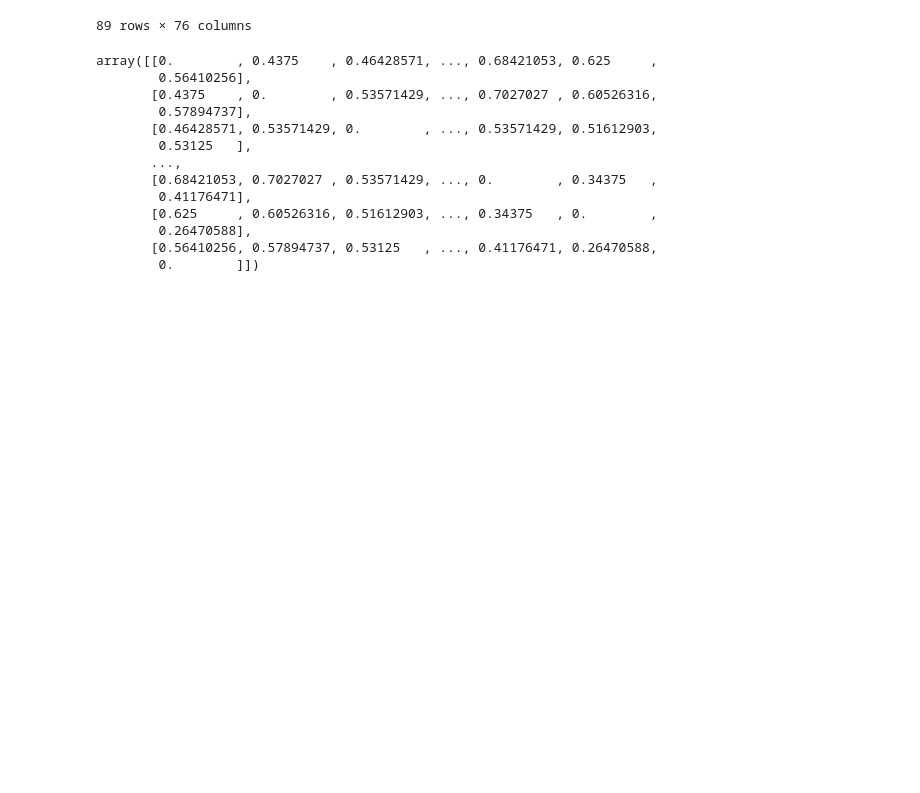
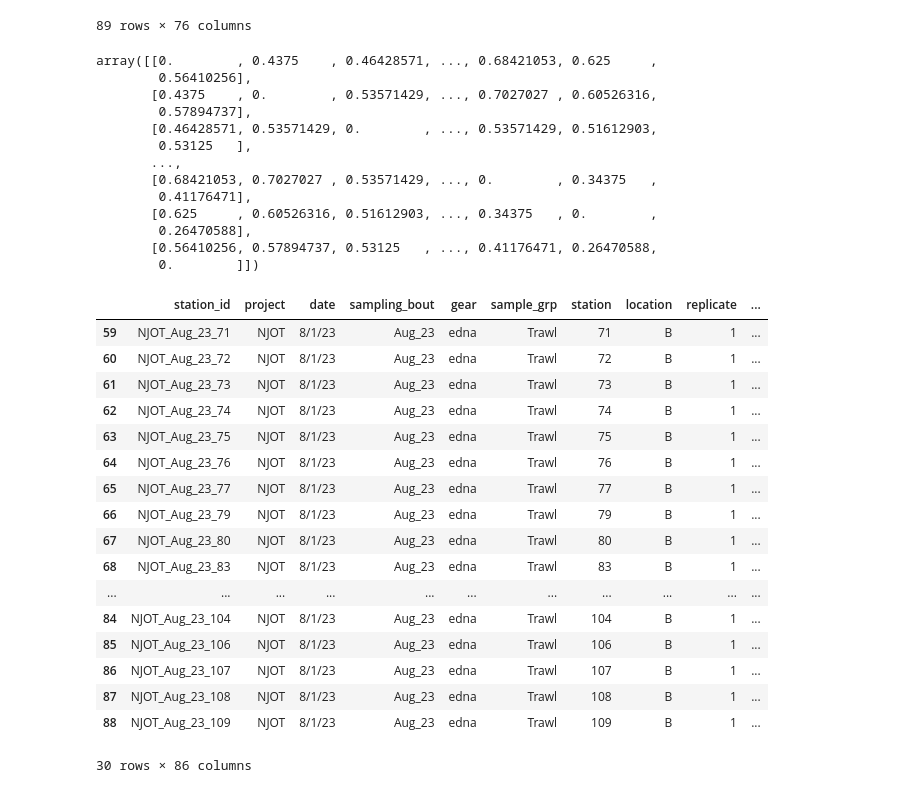
Before and after one commit to henrysun9074/fishics, a Jupyter notebook: dim-reduction/pca-tsne.ipynb, the cells around one changed output. Cells and saved outputs as stored; diff of their text form; code cells hidden in the pictures; blank space fills up the shorter version.

Commit message:
start within season testing

```diff
--- a/dim-reduction/pca-tsne.ipynb
+++ b/dim-reduction/pca-tsne.ipynb
@@ -162,3 +162,31 @@ Data_presence.to_csv("presence_absence_data.csv", index=False)
 
 # Export Jaccard distance matrix
 pd.DataFrame(jaccard_dist_matrix).to_csv("jaccard_dist_matrix.csv", index=False)
+# %%
+## Seasonal analysis
+winter_data = data.loc[data['sampling_bout']=='Feb_24']
+spring_data = data.loc[data['sampling_bout']=='Jun_23']
+summer_data = data.loc[data['sampling_bout']=='Aug_23']
+
+## PCA
+
+## tSNE
+# %% [output]
+|  | station_id | project | date | sampling_bout | gear | sample_grp | station | location | replicate | ... |
+| 59 | NJOT_Aug_23_71 | NJOT | 8/1/23 | Aug_23 | edna | Trawl | 71 | B | 1 | ... |
+| 60 | NJOT_Aug_23_72 | NJOT | 8/1/23 | Aug_23 | edna | Trawl | 72 | B | 1 | ... |
+| 61 | NJOT_Aug_23_73 | NJOT | 8/1/23 | Aug_23 | edna | Trawl | 73 | B | 1 | ... |
+| 62 | NJOT_Aug_23_74 | NJOT | 8/1/23 | Aug_23 | edna | Trawl | 74 | B | 1 | ... |
+| 63 | NJOT_Aug_23_75 | NJOT | 8/1/23 | Aug_23 | edna | Trawl | 75 | B | 1 | ... |
+| 64 | NJOT_Aug_23_76 | NJOT | 8/1/23 | Aug_23 | edna | Trawl | 76 | B | 1 | ... |
+| 65 | NJOT_Aug_23_77 | NJOT | 8/1/23 | Aug_23 | edna | Trawl | 77 | B | 1 | ... |
+| 66 | NJOT_Aug_23_79 | NJOT | 8/1/23 | Aug_23 | edna | Trawl | 79 | B | 1 | ... |
+| 67 | NJOT_Aug_23_80 | NJOT | 8/1/23 | Aug_23 | edna | Trawl | 80 | B | 1 | ... |
+| 68 | NJOT_Aug_23_83 | NJOT | 8/1/23 | Aug_23 | edna | Trawl | 83 | B | 1 | ... |
+| ... | ... | ... | ... | ... | ... | ... | ... | ... | ... | ... |
+| 84 | NJOT_Aug_23_104 | NJOT | 8/1/23 | Aug_23 | edna | Trawl | 104 | B | 1 | ... |
+| 85 | NJOT_Aug_23_106 | NJOT | 8/1/23 | Aug_23 | edna | Trawl | 106 | B | 1 | ... |
+| 86 | NJOT_Aug_23_107 | NJOT | 8/1/23 | Aug_23 | edna | Trawl | 107 | B | 1 | ... |
+| 87 | NJOT_Aug_23_108 | NJOT | 8/1/23 | Aug_23 | edna | Trawl | 108 | B | 1 | ... |
+| 88 | NJOT_Aug_23_109 | NJOT | 8/1/23 | Aug_23 | edna | Trawl | 109 | B | 1 | ... |
+30 rows × 86 columns
```
Also changed, not shown: parts of 1 cell of this notebook.
